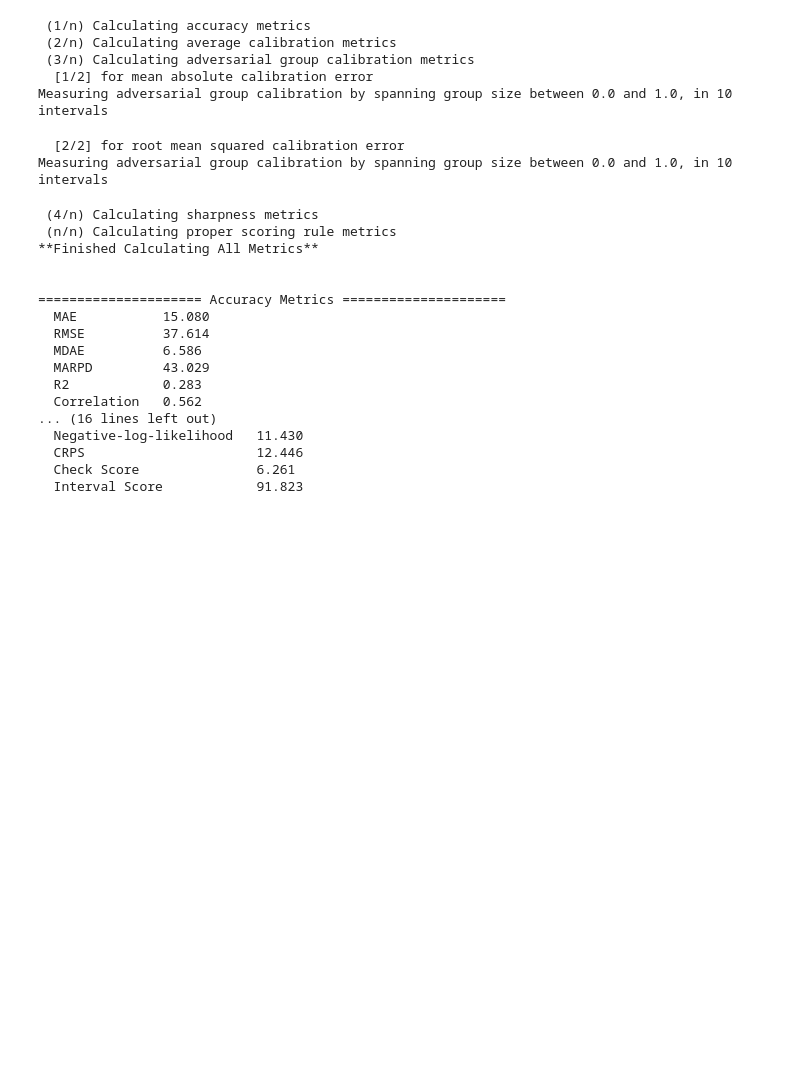
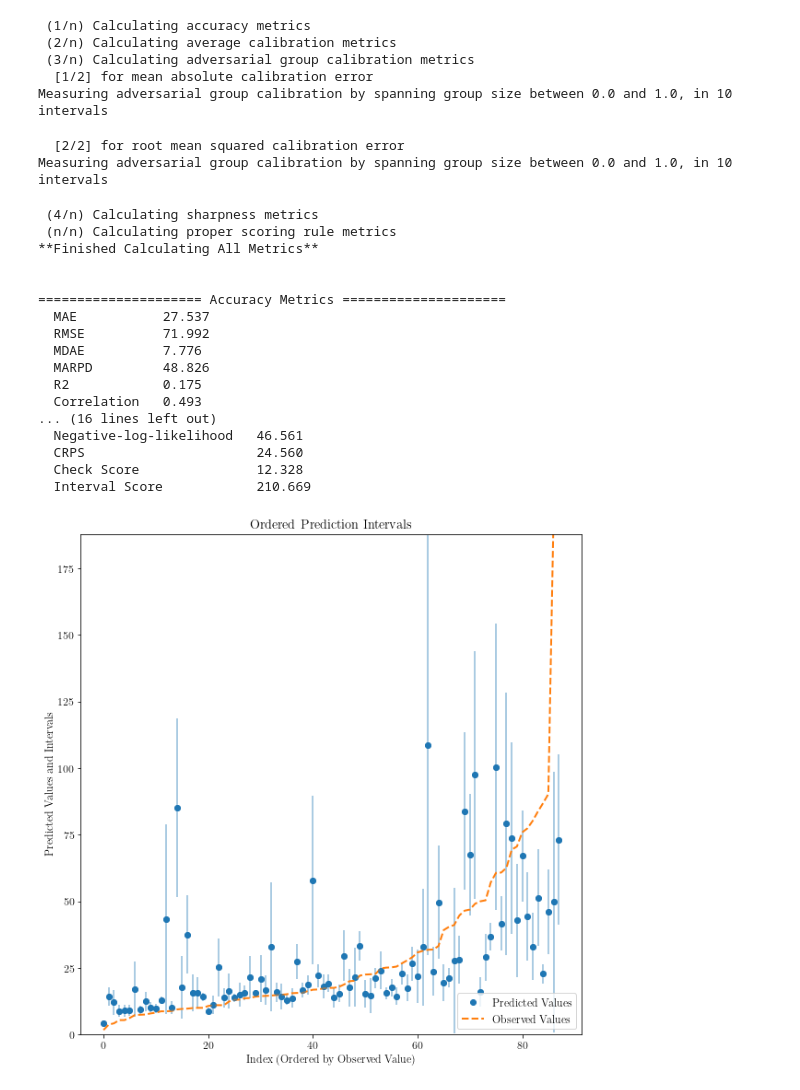
Before and after one commit to nafisehkakhani/Conformal_Prediction_DSM, a Jupyter notebook: Reults_cqr.ipynb, the cells around one changed output. Cells and saved outputs as stored; diff of their text form; code cells hidden in the pictures; blank space fills up the shorter version.

```diff
--- a/Reults_cqr.ipynb
+++ b/Reults_cqr.ipynb
@@ -29,9 +39,9 @@ LUCAS_cqr
 # %%
 import uncertainty_toolbox as uct
 
-y = np.asarray(LUCAS_cqr['BootRF_test_oc'])
+y = np.asarray(LUCAS_cqr['test_oc'])
 
-predictions = list(zip(np.asarray(LUCAS_cqr['BootRF_lower_oc']), np.asarray(LUCAS_cqr['BootRF_upper_oc'])))
+predictions = list(zip(np.asarray(LUCAS_cqr['lower_oc']), np.asarray(LUCAS_cqr['upper_oc'])))
 predictions_std = [np.std(sample) for sample in predictions]
 y_pred = [np.mean(sample) for sample in predictions]
 
@@ -51,19 +61,41 @@ Measuring adversarial group calibration by spanning group size between 0.0 and 1
 
 
 ===================== Accuracy Metrics =====================
-  MAE           15.080
-  RMSE          37.614
-  MDAE          6.586
-  MARPD         43.029
-  R2            0.283
-  Correlation   0.562
+  MAE           27.537
+  RMSE          71.992
+  MDAE          7.776
+  MARPD         48.826
+  R2            0.175
+  Correlation   0.493
 ... (16 lines left out)
-  Negative-log-likelihood   11.430
-  CRPS                      12.446
-  Check Score               6.261
-  Interval Score            91.823
+  Negative-log-likelihood   46.561
+  CRPS                      24.560
+  Check Score               12.328
+  Interval Score            210.669
 # %%
 # # Plot confidence bands on test data
 # uct.viz.plot_xy(np.array(y_pred), np.array(predictions_std), np.array(y))
 # plt.gcf().set_size_inches(8, 8)
+# %%
+# plt.rcParams['font.family'] = 'serif'
+# plt.rcParams['font.serif'] = 'Garamond'
+
+# Define fonts and font sizes
+font = {'family': 'serif', 'serif': ['Times New Roman'], 'size': 12}
+plt.rc('font', **font)
+plt.rc('text', usetex=True)  # This line is for LaTeX rendering, optional
+
+
+# Plot ordered prediction intervals
+uct.viz.plot_intervals_ordered(np.array(y_pred[::50]), np.array(predictions_std[::50]), np.array(y[::50]))
+
+# Adjust the plot size
+plt.gcf().set_size_inches(10, 10)
+# Save the figure with high quality
+# plt.savefig('your_plot2.png', dpi=300, bbox_inches='tight', format='png', facecolor = 'w')
+
+# # Show the plot
+# plt.show()
+# %% [output]
+[figure, added]
 # %%
```
Also changed, not shown: parts of 12 cells of this notebook, 2 other files.
